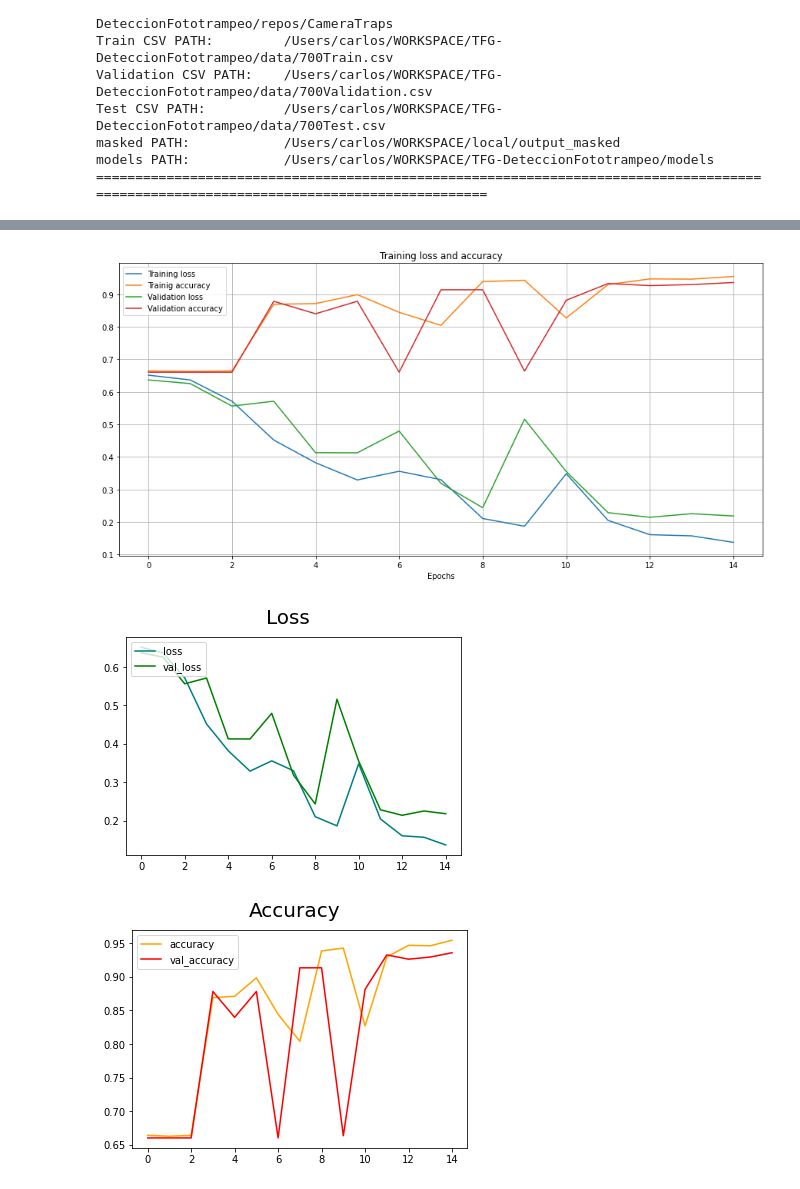
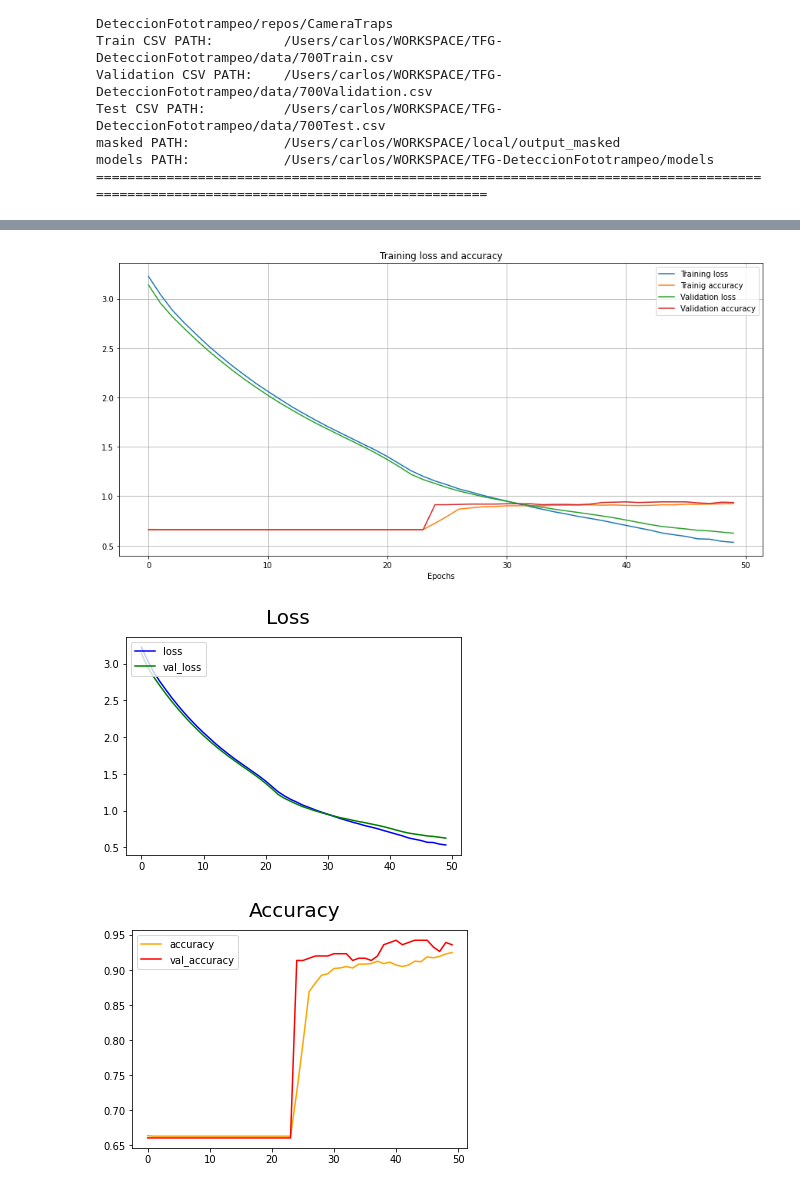
Before and after one commit to byLiTTo/MegaClassifier, a Jupyter notebook: a03_EntrenaClasificador.ipynb, the cells around one changed output, grey strips where cells are left out. Drawn from its saved outputs; the diff is of its cells as text; code cells hidden in the pictures.

```diff
--- a/a03_EntrenaClasificador.ipynb
+++ b/a03_EntrenaClasificador.ipynb
@@ -37,10 +37,8 @@ CameraTraps_relative = "./repos/CameraTraps"
 #########################################################################################################################################################
 
 IMG_HEIGHT = IMG_WEIGHT = 500
-EPOCHS = 15
-BATCH_SIZE = 32
-SEED = 42
-
+EPOCHS = 50
+BATCH_SIZE = 16
 #########################################################################################################################################################
 #########################################################################################################################################################
 
@@ -118,26 +116,34 @@ maxCacheSize: 5.33 GB
 # %%
 model = keras.Sequential([
 
-    layers.Conv2D(16, (3,3), activation= 'relu', input_shape=(IMG_HEIGHT, IMG_WEIGHT, 3)),
+    layers.Conv2D(16, kernel_size=3, padding='same', activation=tf.nn.relu, input_shape=(IMG_HEIGHT, IMG_WEIGHT, 3)),
     layers.MaxPooling2D(2,2),
 
-    layers.Conv2D(32, (3,3), activation= 'relu'),
+    layers.Conv2D(32, kernel_size=3, padding='same', activation=tf.nn.relu),
     layers.MaxPooling2D(2,2),
 
-    layers.Conv2D(32, (3,3), activation= 'relu'),
+    layers.Conv2D(64, kernel_size=3, padding='same', activation=tf.nn.relu),
     layers.MaxPooling2D(2,2),
 
-    layers.Conv2D(16, (3,3), activation= 'relu'),
+    layers.Conv2D(32, kernel_size=3, padding='same', activation=tf.nn.relu),
     layers.MaxPooling2D(2,2),
 
+    layers.Conv2D(16, kernel_size=3, padding='same', activation=tf.nn.relu),
+    layers.MaxPooling2D(2,2),
+
+    # Full conected
     layers.Flatten(),
+    layers.Dense(1024, kernel_regularizer=keras.regularizers.l2(1e-3), activation=tf.nn.relu),
     layers.Dropout(0.5),
-    layers.Dense(256, activation='relu'),
-    layers.Dense(1, activation='sigmoid')
+    layers.Dense(1024, kernel_regularizer=keras.regularizers.l2(1e-3), activation=tf.nn.relu),
+    layers.Dropout(0.5),
+
+    # Capa de salida
+    layers.Dense(1, activation=tf.nn.sigmoid)
 ])
 # %%
 model.compile(
-    optimizer = keras.optimizers.Adam(lr=3e-4),
+    optimizer = keras.optimizers.Adam(learning_rate=1e-5),
     loss = [keras.losses.BinaryCrossentropy()],
     metrics =  ['accuracy']
 )
@@ -195,16 +201,16 @@ ax.grid()
 _ = ax.set(title="Training loss and accuracy", xlabel="Epochs")
 _ = ax.legend(["Training loss", "Trainig accuracy", "Validation loss", "Validation accuracy"])
 # %% [output]
-[figure, old version]
+[figure, new version]
 # %%
 fig = plt.figure()
-plt.plot(hist.history['loss'], color='teal', label='loss')
+plt.plot(hist.history['loss'], color='blue', label='loss', )
 plt.plot(hist.history['val_loss'], color='green', label='val_loss')
 fig.suptitle('Loss', fontsize=20)
 plt.legend(loc="upper left")
 plt.show()
 # %% [output]
-[figure, old version]
+[figure, new version]
 # %%
 fig = plt.figure()
 plt.plot(hist.history['accuracy'], color='orange', label='accuracy')
@@ -213,7 +219,7 @@ fig.suptitle('Accuracy', fontsize=20)
 plt.legend(loc="upper left")
 plt.show()
 # %% [output]
-[figure, old version]
+[figure, new version]
 # %%
 results = model.evaluate(test_dataset, verbose=1)
 # %% [output]
```
Also changed, not shown: parts of 6 cells of this notebook, 31 other files.
